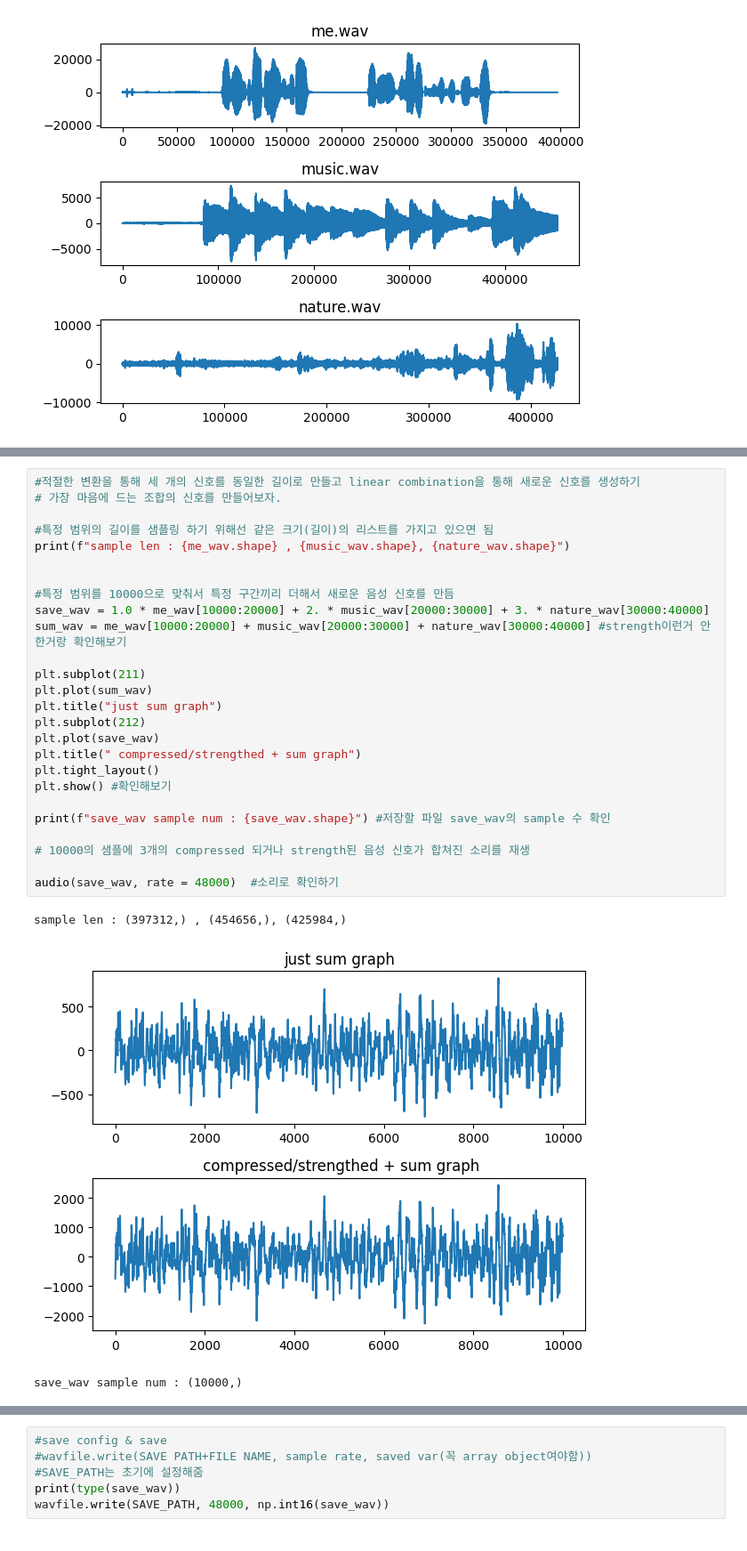
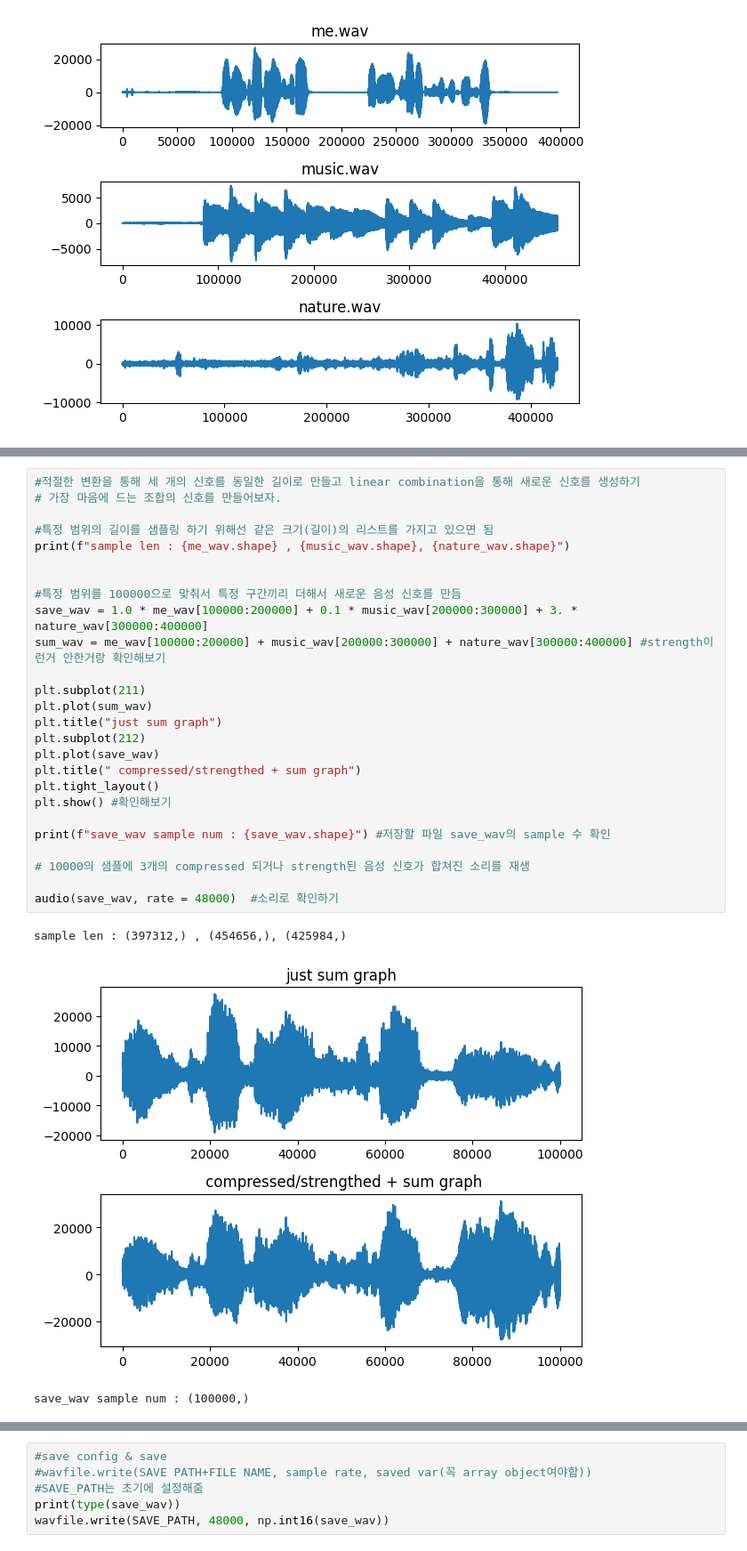
Before and after one commit to dablro12/AI_study, a Jupyter notebook: 신호및시스템_HW3.ipynb, the cells around one changed output, grey strips where cells are left out. Shown at 89% size. Drawn from its saved outputs; the diff is of its cells as text.

```diff
--- a/신호및시스템_HW3.ipynb
+++ b/신호및시스템_HW3.ipynb
@@ -224,33 +224,33 @@ trans sig : [  0   0   0 ... -40 -45 -32]
 # %%
 #적절한 변환을 통해 세 개의 신호를 동일한 길이로 만들고 linear combination을 통해 새로운 신호를 생성하기
 # 가장 마음에 드는 조합의 신호를 만들어보자.
 
 #특정 범위의 길이를 샘플링 하기 위해선 같은 크기(길이)의 리스트를 가지고 있으면 됨
 print(f"sample len : {me_wav.shape} , {music_wav.shape}, {nature_wav.shape}")
 
 
-#특정 범위를 10000으로 맞춰서 특정 구간끼리 더해서 새로운 음성 신호를 만듬
-save_wav = 1.0 * me_wav[10000:20000] + 2. * music_wav[20000:30000] + 3. * nature_wav[30000:40000]
-sum_wav = me_wav[10000:20000] + music_wav[20000:30000] + nature_wav[30000:40000] #strength이런거 안한거랑 확인해보기
+#특정 범위를 100000으로 맞춰서 특정 구간끼리 더해서 새로운 음성 신호를 만듬
+save_wav = 1.0 * me_wav[100000:200000] + 0.1 * music_wav[200000:300000] + 3. * nature_wav[300000:400000]
+sum_wav = me_wav[100000:200000] + music_wav[200000:300000] + nature_wav[300000:400000] #strength이런거 안한거랑 확인해보기
 
 plt.subplot(211)
 plt.plot(sum_wav)
 plt.title("just sum graph")
 plt.subplot(212)
 plt.plot(save_wav)
 plt.title(" compressed/strengthed + sum graph")
 plt.tight_layout()
 plt.show() #확인해보기
 
 print(f"save_wav sample num : {save_wav.shape}") #저장할 파일 save_wav의 sample 수 확인
 
 # 10000의 샘플에 3개의 compressed 되거나 strength된 음성 신호가 합쳐진 소리를 재생
 
 audio(save_wav, rate = 48000)  #소리로 확인하기
 # %% [output]
 sample len : (397312,) , (454656,), (425984,)
-[figure, old version]
+[figure, new version]
-save_wav sample num : (10000,)
+save_wav sample num : (100000,)
 [interactive output not drawn]
 # %%
 #save config & save
```
